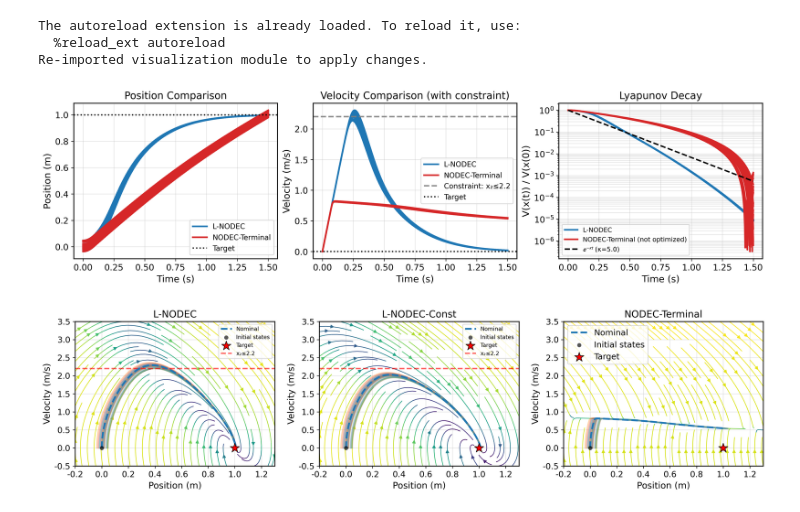
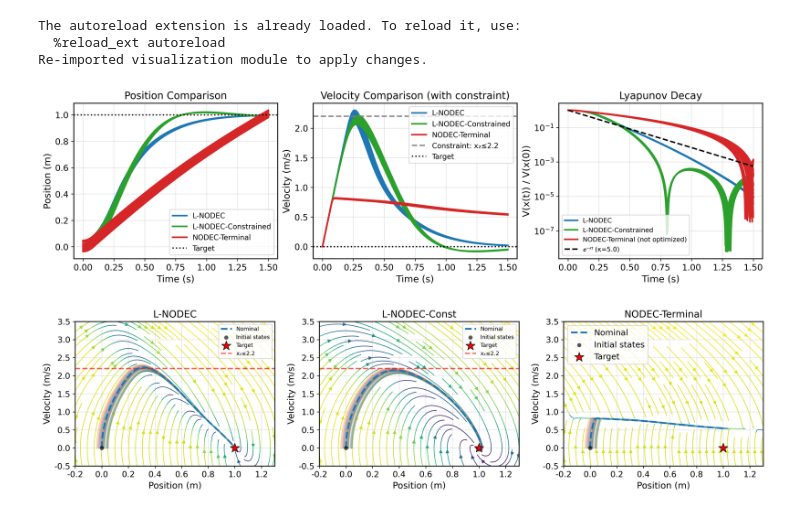
Before and after one commit to ipjoshua1483/L-NODEC, a Jupyter notebook: example_double_integrator_3.ipynb, the cells around one changed output. Drawn from its saved outputs; the diff is of its cells as text; code cells hidden in the pictures.

```diff
--- a/example_double_integrator_3.ipynb
+++ b/example_double_integrator_3.ipynb
@@ -539,7 +546,7 @@ colors_methods = {
 
 dict_all = {
     'L-NODEC': LNODEC_unconstrained_dict, # traj_lnodec,
-    # 'L-NODEC-Constrained': LNODEC_constrained_dict, # traj_constrained,
+    'L-NODEC-Constrained': LNODEC_constrained_dict, # traj_constrained,
     'NODEC-Terminal': NODEC_dict, # traj_terminal,
 }
 
@@ -589,34 +596,34 @@ for method_name, data in dict_all.items():
     time_grid_np = data['time_grid_np']
     for i, traj in enumerate(data['trajectories']):
         V_traj = []
         for x in traj:
             x_torch = torch.tensor(x, dtype=torch.float32)
             V = lyapunov_fn.potential(x_torch, z_target).item()
             V_traj.append(V)
         V_traj = np.array(V_traj)
         V_norm = np.clip(V_traj / (V_traj[0] + eps), eps, None)  # log-safe
         label = method_name if 'L-NODEC' in method_name else f'{method_name} (not optimized)'
         axes[2].plot(
             time_grid_np,
             V_norm,
             color = colors_methods[method_name],
             linewidth = 2.2,
             label = label if i == 0 else None,
             alpha = alpha,
         )
 
 exp_bound = np.exp(-kappa * time_grid_np)
 axes[2].plot(time_grid_np, exp_bound, 'k--', linewidth=2.0, label=fr'$e^{{-\kappa t}}$ (κ={kappa})')
 axes[2].set_xlabel('Time (s)')
 axes[2].set_ylabel('V(x(t)) / V(x(0))')
 axes[2].set_title('Lyapunov Decay')
 axes[2].set_yscale('log')
 axes[2].legend(fontsize=9)
 axes[2].grid(True, alpha=0.35, which='both')
 
 plt.show()
 # %% [output]
-[figure, old version]
+[figure, new version]
 # %%
 def compute_vector_field_for_policy(policy_to_use):
     """Helper to compute vector field for a specific policy"""
@@ -663,4 +670,4 @@ for idx, (method_name, policy_method, traj, x0_samples) in enumerate([
 plt.tight_layout()
 plt.show()
 # %% [output]
-[figure, old version]
+[figure, new version]
```
Also changed, not shown: parts of 1 cell of this notebook.
